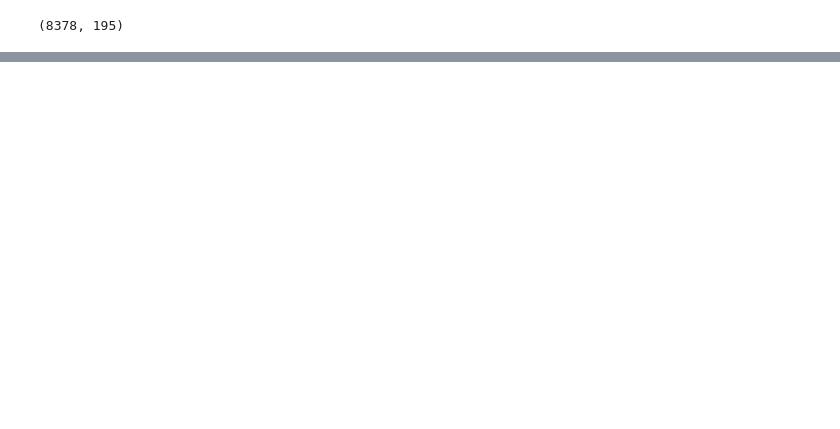
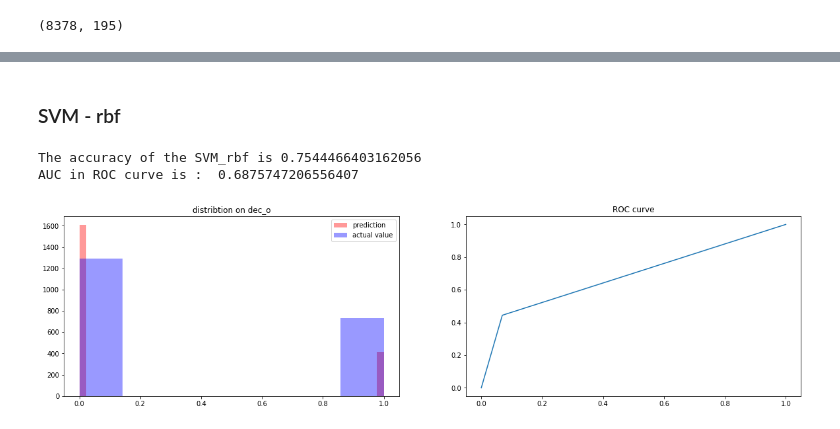
Before and after one commit to imsaulpark/Speed-dating-in-kaggle, a Jupyter notebook: Prediction/Prediction on 'decision_o'.ipynb, the cells around one changed output, grey strips where cells are left out. Saved outputs shown, nothing was run; the diff lists cells and outputs as text; code cells hidden in the pictures; blank space fills up the shorter version.

```diff
--- a/Prediction/Prediction on 'decision_o'.ipynb
+++ b/Prediction/Prediction on 'decision_o'.ipynb
@@ -294,0 +241,35 @@ array([0., 0., 1., 0., 0., 0., 0., 0., 1., 0., 1., 0., 0., 0., 0., 0., 0.,
+# %% [markdown]
+### SVM - rbf
+# %%
+from sklearn import svm
+clf = svm.SVC(kernel='rbf')
+clf.fit(features_one, target)
+
+accuracy = clf.score(test_X, test_Y)
+
+print('The accuracy of the SVM_rbf is', accuracy)
+
+svmrf_prediction = clf.predict(test_X)
+
+# print AUC
+auc = metrics.roc_auc_score(test_Y, svmrf_prediction)
+print("AUC in ROC curve is : ", auc)
+
+fig, axs = plt.subplots(ncols = 2)
+fig.set_size_inches(w = 20, h = 5)
+
+# # draw distribution graph
+axs[0].set_title("distribtion on dec_o")
+sns.distplot(svmrf_prediction, kde = False, label="prediction", color='red', ax=axs[0])
+sns.distplot(test_Y, kde = False, label="actual value", color='blue', ax=axs[0],)
+axs[0].legend()
+
+# draw ROC curve
+fpr, tpr, threshold = metrics.roc_curve(test_Y, svmrf_prediction)
+plt.plot(fpr, tpr)
+plt.title("ROC curve")
+plt.show()
+# %% [output]
+The accuracy of the SVM_rbf is 0.7544466403162056
+AUC in ROC curve is :  0.6875747206556407
+[figure, added]
```
Also changed, not shown: parts of 28 cells of this notebook, 1 other file.
